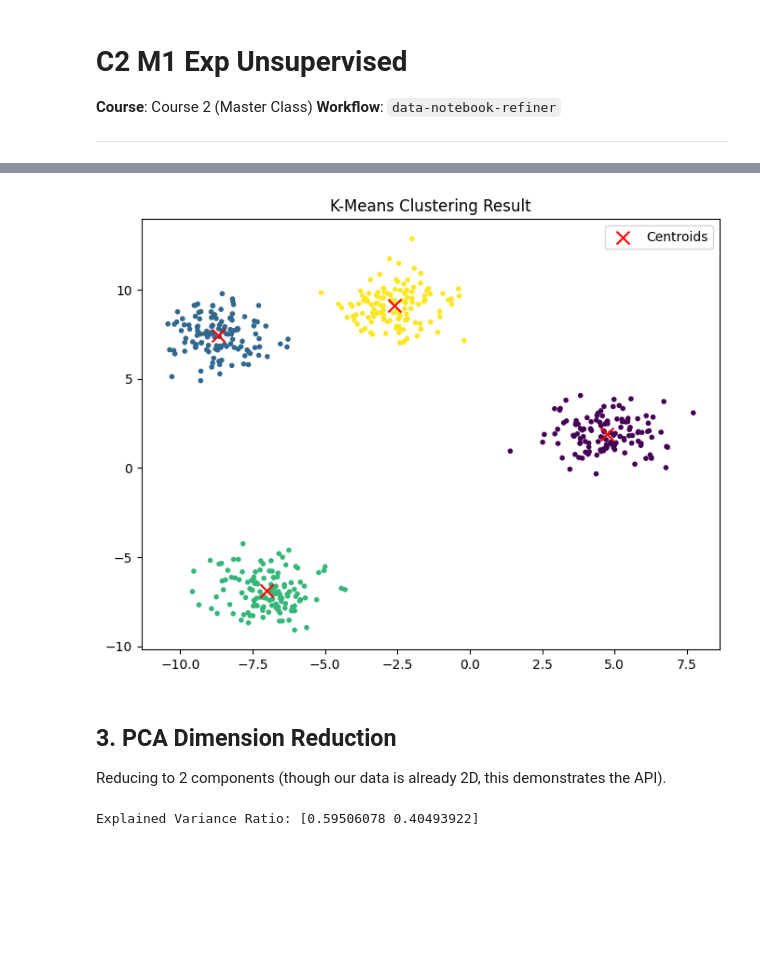
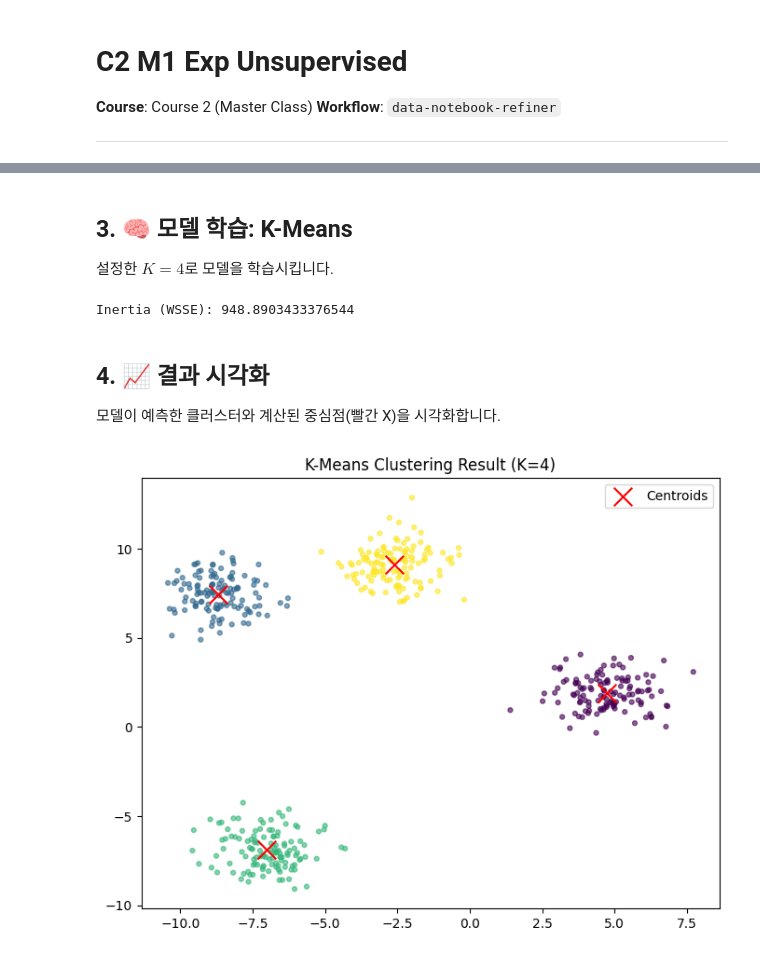
Before and after one commit to lastdays03/study_machine_learning, a Jupyter notebook: notebooks/course_2/C2_M1_Exp_Unsupervised.ipynb, the cells around one changed output, grey strips where cells are left out. Saved outputs shown, nothing was run; the diff lists cells and outputs as text; code cells hidden in the pictures; blank space fills up the shorter version.

```diff
--- a/notebooks/course_2/C2_M1_Exp_Unsupervised.ipynb
+++ b/notebooks/course_2/C2_M1_Exp_Unsupervised.ipynb
@@ -28,22 +37,21 @@ Finding 4 clusters.
+# %% [markdown]
+## 3. 🧠 모델 학습: K-Means
+설정한 $K=4$로 모델을 학습시킵니다.
+# %%
+kmeans = KMeans(n_clusters=4, random_state=42)
+y_pred = kmeans.fit_predict(X)
+print('Inertia (WSSE):', kmeans.inertia_)
+# %% [output]
+Inertia (WSSE): 948.8903433376544
+# %% [markdown]
+## 4. 📈 결과 시각화
+모델이 예측한 클러스터와 계산된 중심점(빨간 X)을 시각화합니다.
 # %%
-kmeans = KMeans(n_clusters=4, random_state=42)
-y_pred = kmeans.fit_predict(X)
-
-# Visualize
 plt.figure(figsize=(8, 6))
-plt.scatter(X[:, 0], X[:, 1], c=y_pred, cmap='viridis', marker='.')
-plt.scatter(kmeans.cluster_centers_[:, 0], kmeans.cluster_centers_[:, 1], c='red', s=100, marker='x', label='Centroids')
-plt.title('K-Means Clustering Result')
+plt.scatter(X[:, 0], X[:, 1], c=y_pred, cmap='viridis', marker='.', s=50, alpha=0.6)
+plt.scatter(kmeans.cluster_centers_[:, 0], kmeans.cluster_centers_[:, 1], c='red', s=200, marker='x', label='Centroids')
+plt.title('K-Means Clustering Result (K=4)')
 plt.legend()
 plt.show()
 # %% [output]
-[figure, old version]
+[figure, new version]
-# %% [markdown]
-## 3. PCA Dimension Reduction
-Reducing to 2 components (though our data is already 2D, this demonstrates the API).
-# %%
-pca = PCA(n_components=2)
-X_pca = pca.fit_transform(X)
-print('Explained Variance Ratio:', pca.explained_variance_ratio_)
-# %% [output]
-Explained Variance Ratio: [0.59506078 0.40493922]
```
Also changed, not shown: parts of 9 cells of this notebook, 25 other files.
